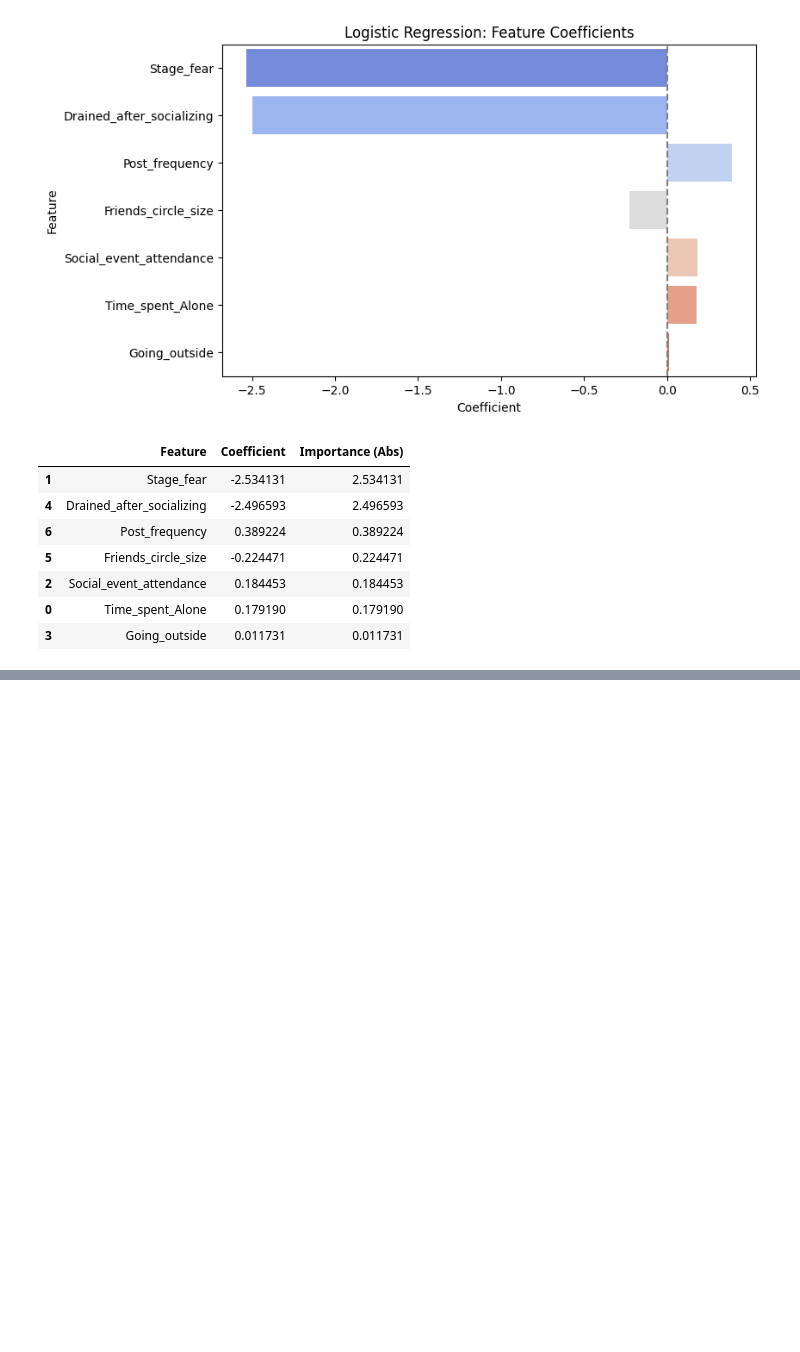
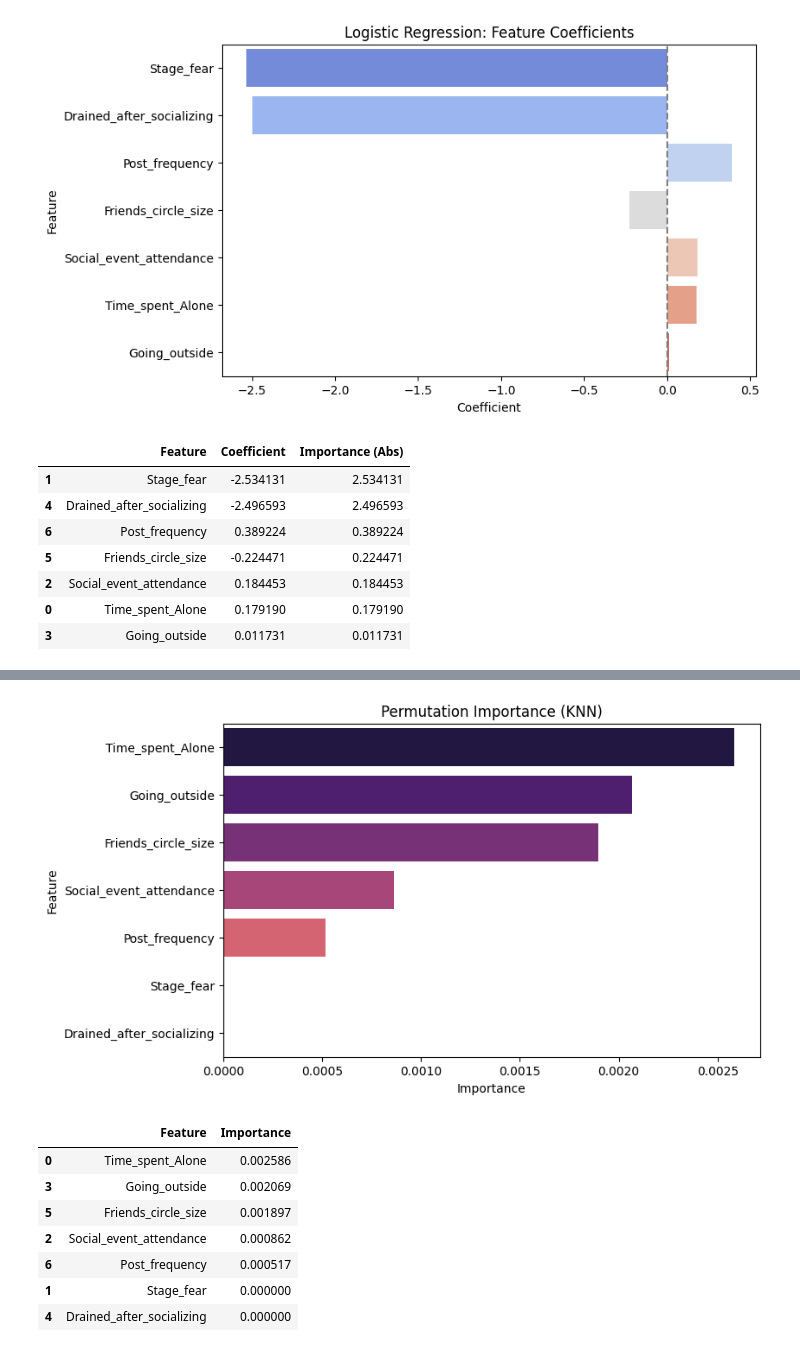
Before and after one commit to zalesol265/behavior-based-personality-prediction, a Jupyter notebook: notebooks/01-exploratory-analysis.ipynb, the cells around one changed output, grey strips where cells are left out. Drawn from its saved outputs; the diff is of its cells as text; code cells hidden in the pictures; blank space fills up the shorter version.

```diff
--- a/notebooks/01-exploratory-analysis.ipynb
+++ b/notebooks/01-exploratory-analysis.ipynb
@@ -328,0 +409,31 @@ importance_df
+# %%
+
+
+knn_model = KNeighborsClassifier(n_neighbors=17)
+knn_model.fit(X_train, y_train)
+
+perm_result = permutation_importance(knn_model, X_test, y_test, n_repeats=10, random_state=42)
+
+# Convert to DataFrame
+perm_df = pd.DataFrame({
+    'Feature': X_test.columns,
+    'Importance': perm_result.importances_mean
+}).sort_values(by='Importance', ascending=False)
+
+# Plot
+plt.figure(figsize=(8, 5))
+sns.barplot(data=perm_df, x='Importance', y='Feature', palette='magma', hue='Feature')
+plt.title('Permutation Importance (KNN)')
+plt.show()
+
+perm_df
+# %% [output]
+[figure, added]
+|  | Feature | Importance |
+| 0 | Time_spent_Alone | 0.002586 |
+| 3 | Going_outside | 0.002069 |
+| 5 | Friends_circle_size | 0.001897 |
+| 2 | Social_event_attendance | 0.000862 |
+| 6 | Post_frequency | 0.000517 |
+| 1 | Stage_fear | 0.000000 |
+| 4 | Drained_after_socializing | 0.000000 |
```
Also changed, not shown: parts of 13 cells of this notebook.
